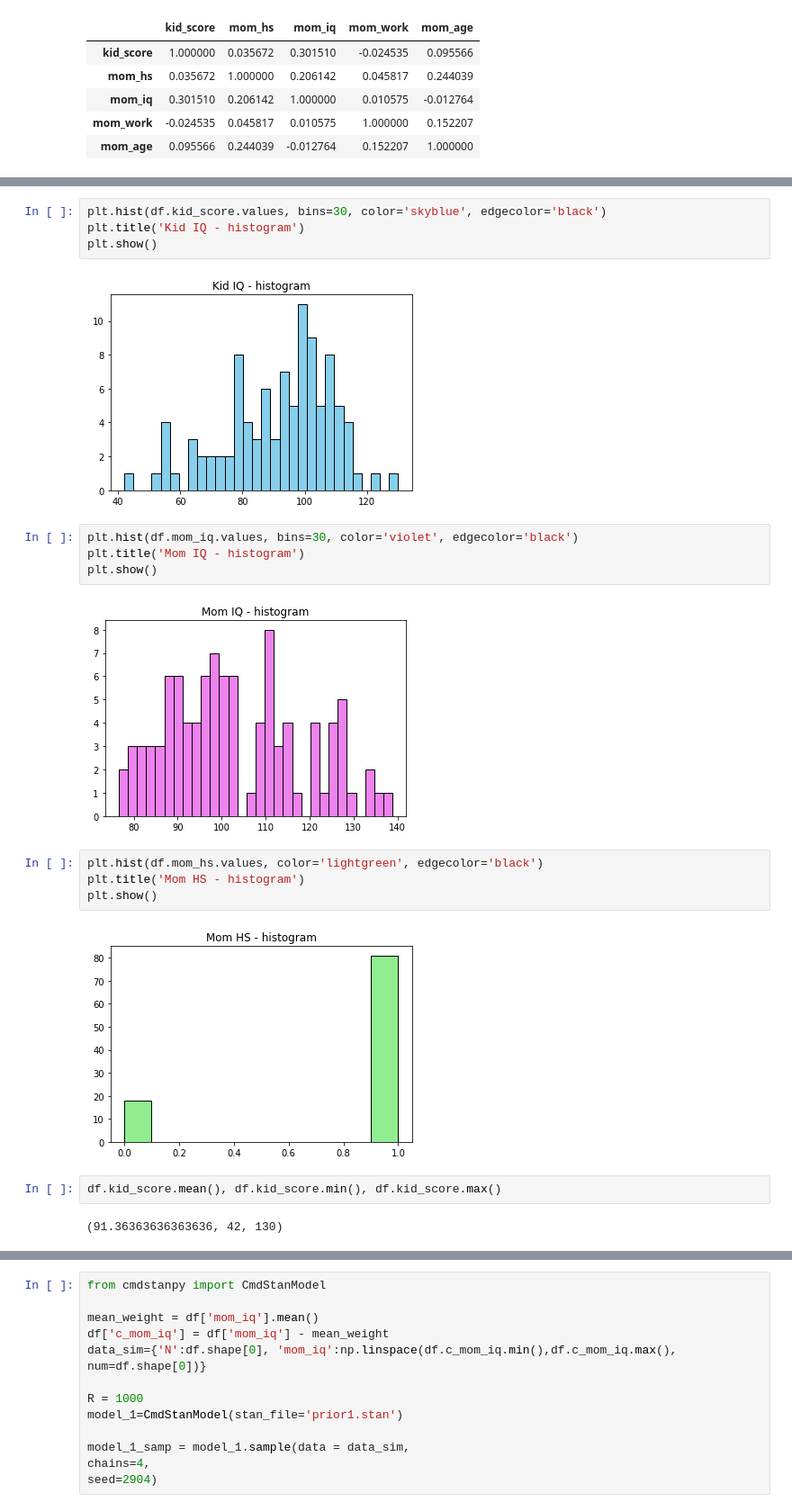
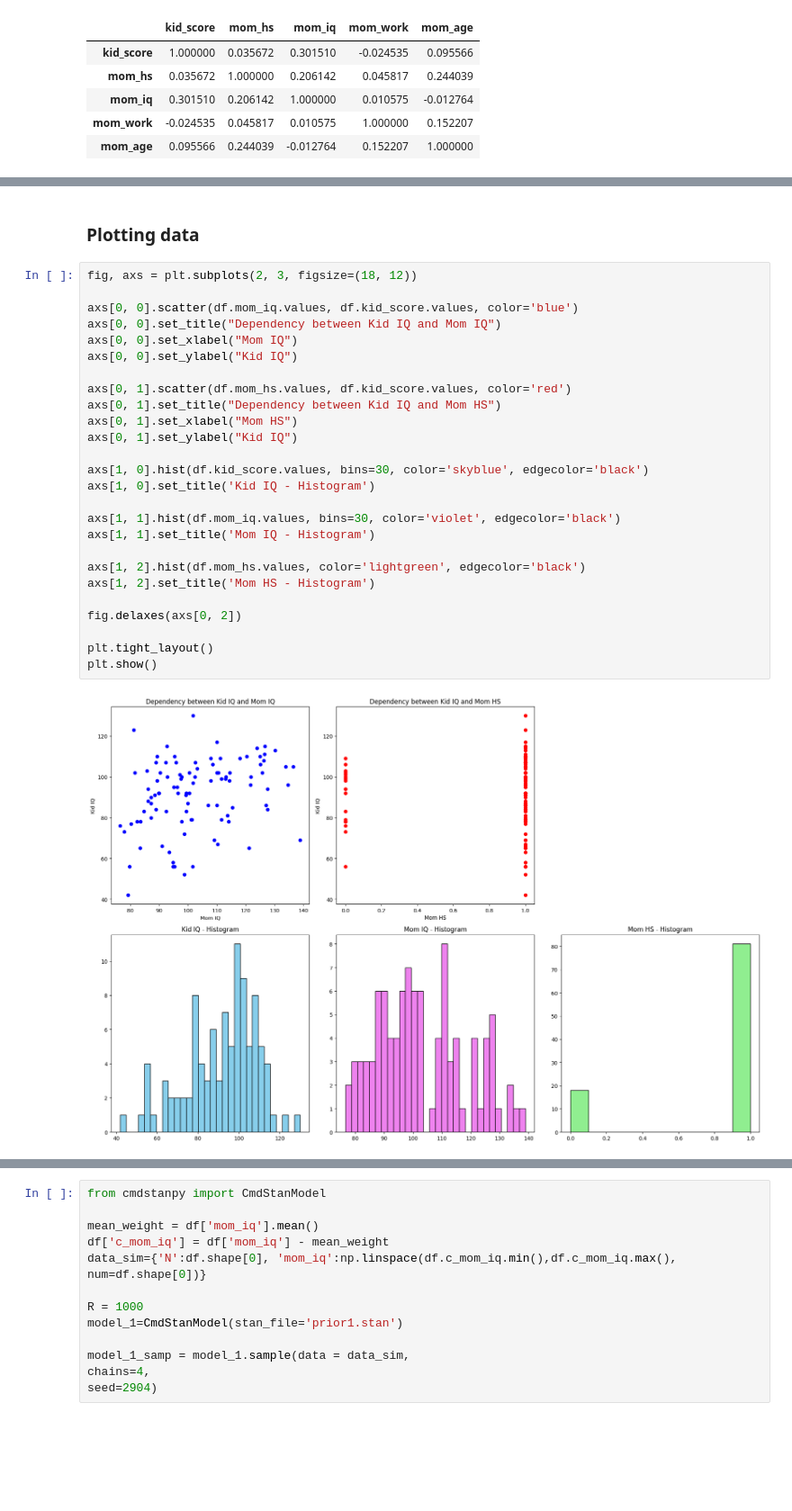
Before and after one commit to Sylwiam12/kidiq, a Jupyter notebook: kid_iq_FULL.ipynb, the cells around one changed output, grey strips where cells are left out. Shown: that part at 90% size. Drawn from its saved outputs; the diff is of its cells as text; blank space fills up the shorter version.

Commit message:
data analysis

```diff
--- a/kid_iq_FULL.ipynb
+++ b/kid_iq_FULL.ipynb
@@ -94,22 +67,30 @@ plt.show()
-# %%
-plt.hist(df.kid_score.values, bins=30, color='skyblue', edgecolor='black')
-plt.title('Kid IQ - histogram')
-plt.show()
-# %% [output]
-[figure, removed]
-# %%
-plt.hist(df.mom_iq.values, bins=30, color='violet', edgecolor='black')
-plt.title('Mom IQ - histogram')
-plt.show()
-# %% [output]
-[figure, removed]
-# %%
-plt.hist(df.mom_hs.values, color='lightgreen', edgecolor='black')
-plt.title('Mom HS - histogram')
-plt.show()
-# %% [output]
-[figure, removed]
-# %%
-df.kid_score.mean(), df.kid_score.min(), df.kid_score.max()
-# %% [output]
-(91.36363636363636, 42, 130)
+# %% [markdown]
+### Plotting data
+# %%
+fig, axs = plt.subplots(2, 3, figsize=(18, 12))
+
+axs[0, 0].scatter(df.mom_iq.values, df.kid_score.values, color='blue')
+axs[0, 0].set_title("Dependency between Kid IQ and Mom IQ")
+axs[0, 0].set_xlabel("Mom IQ")
+axs[0, 0].set_ylabel("Kid IQ")
+
+axs[0, 1].scatter(df.mom_hs.values, df.kid_score.values, color='red')
+axs[0, 1].set_title("Dependency between Kid IQ and Mom HS")
+axs[0, 1].set_xlabel("Mom HS")
+axs[0, 1].set_ylabel("Kid IQ")
+
+axs[1, 0].hist(df.kid_score.values, bins=30, color='skyblue', edgecolor='black')
+axs[1, 0].set_title('Kid IQ - Histogram')
+
+axs[1, 1].hist(df.mom_iq.values, bins=30, color='violet', edgecolor='black')
+axs[1, 1].set_title('Mom IQ - Histogram')
+
+axs[1, 2].hist(df.mom_hs.values, color='lightgreen', edgecolor='black')
+axs[1, 2].set_title('Mom HS - Histogram')
+
+fig.delaxes(axs[0, 2])
+
+plt.tight_layout()
+plt.show()
+# %% [output]
+[figure, added]
```
Also changed, not shown: parts of 7 cells of this notebook.
